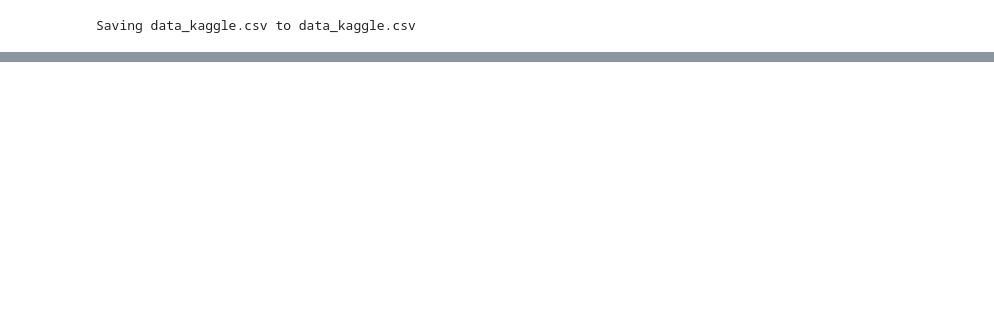
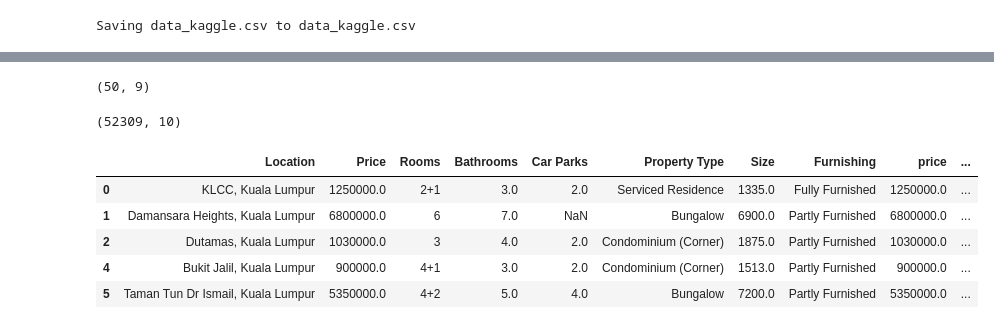
Before and after one commit to NimaZah/HoursePriceKaggle, a Jupyter notebook: HoursePriceKaggle.ipynb, the cells around one changed output, grey strips where cells are left out. Drawn from its saved outputs; the diff is of its cells as text; code cells hidden in the pictures; blank space fills up the shorter version.

```diff
--- a/HoursePriceKaggle.ipynb
+++ b/HoursePriceKaggle.ipynb
@@ -250,0 +283,3 @@ df_train.head()
+# %%
+# drop rows with missing values in the Size column
+df_train.dropna(subset=['Size'], inplace=True)
@@ -250,0 +289,55 @@ df_train.head()
+# %%
+# get the count of rows where the Size column has no digits
+df_train[~df_train.Size.str.contains(r'\d')].shape
+# %% [output]
+(50, 9)
+# %%
+def clean_up_size(df_train,clean_up_list):
+    '''
+    For the Size column:
+    - lowercase values
+    - split the dimension values from the size type values
+    - remove records with no numeric values
+    - remove records with problematic values in clean_up_list
+    '''
+
+    # lowercase values in the Size column
+    df_train['Size'] = df_train['Size'].str.lower()
+
+    # split the Size column into two columns
+    df_train[['Size_type','Size']] = df_train['Size'].str.split(':',expand=True)
+
+    # replace missing values in the Size column with 0
+    df_train['Size'] = df_train['Size'].fillna("0")
+
+    # remove rows from Size that do not contain any digits
+    df_train = df_train[df_train.Size.str.contains(r'\d')]
+    # remove rows from Size that contain substrings from the clean_up_list
+    for string in clean_up_list:
+        df_train = df_train[~df_train.Size.str.contains(string,na=False)]
+    # replace extraneous characters so that all Size entries are either numeric or of the form "numerica * numericb"
+    df_train['Size'] = df_train['Size'].str.replace(',','').str.replace('`','').str.replace('@','x').str.replace('\+ sq. ft.','')
+    df_train['Size'] = df_train['Size'].str.replace(' sq. ft.','').str.replace('sf sq. ft.','').str.replace('ft','').str.replace('sq','').str.replace("xx","*").str.replace("x ","*").str.replace(" x","*").str.replace("x","*").str.replace("X","*").replace('\'','')
+    # remove extraneous characters following spaces
+    df_train['Size'] = df_train['Size'].apply(lambda x: remove_after_space(x))
+    # apply transformation to replace "numerica * numericb" with the result of the multiplication
+    df_train['Size'] = df_train['Size'].apply(lambda x: eval(str(x)))
+    return(df_train)
+# %%
+# call the function to perform all the clean up steps on the size column
+clean_up_list = ["-","\+",'\'','\~',"xx","sf","acre","#"]
+df_train = clean_up_size(df_train,clean_up_list)
+# %%
+# get the record count after the Size column has been cleaned up
+df_train.shape
+# %% [output]
+(52309, 10)
+# %%
+df_train.head()
+# %% [output]
+|  | Location | Price | Rooms | Bathrooms | Car Parks | Property Type | Size | Furnishing | price | ... |
+| 0 | KLCC, Kuala Lumpur | 1250000.0 | 2+1 | 3.0 | 2.0 | Serviced Residence | 1335.0 | Fully Furnished | 1250000.0 | ... |
+| 1 | Damansara Heights, Kuala Lumpur | 6800000.0 | 6 | 7.0 | NaN | Bungalow | 6900.0 | Partly Furnished | 6800000.0 | ... |
+| 2 | Dutamas, Kuala Lumpur | 1030000.0 | 3 | 4.0 | 2.0 | Condominium (Corner) | 1875.0 | Partly Furnished | 1030000.0 | ... |
+| 4 | Bukit Jalil, Kuala Lumpur | 900000.0 | 4+1 | 3.0 | 2.0 | Condominium (Corner) | 1513.0 | Partly Furnished | 900000.0 | ... |
+| 5 | Taman Tun Dr Ismail, Kuala Lumpur | 5350000.0 | 4+2 | 5.0 | 4.0 | Bungalow | 7200.0 | Partly Furnished | 5350000.0 | ... |
```
Also changed, not shown: parts of 21 cells of this notebook.
